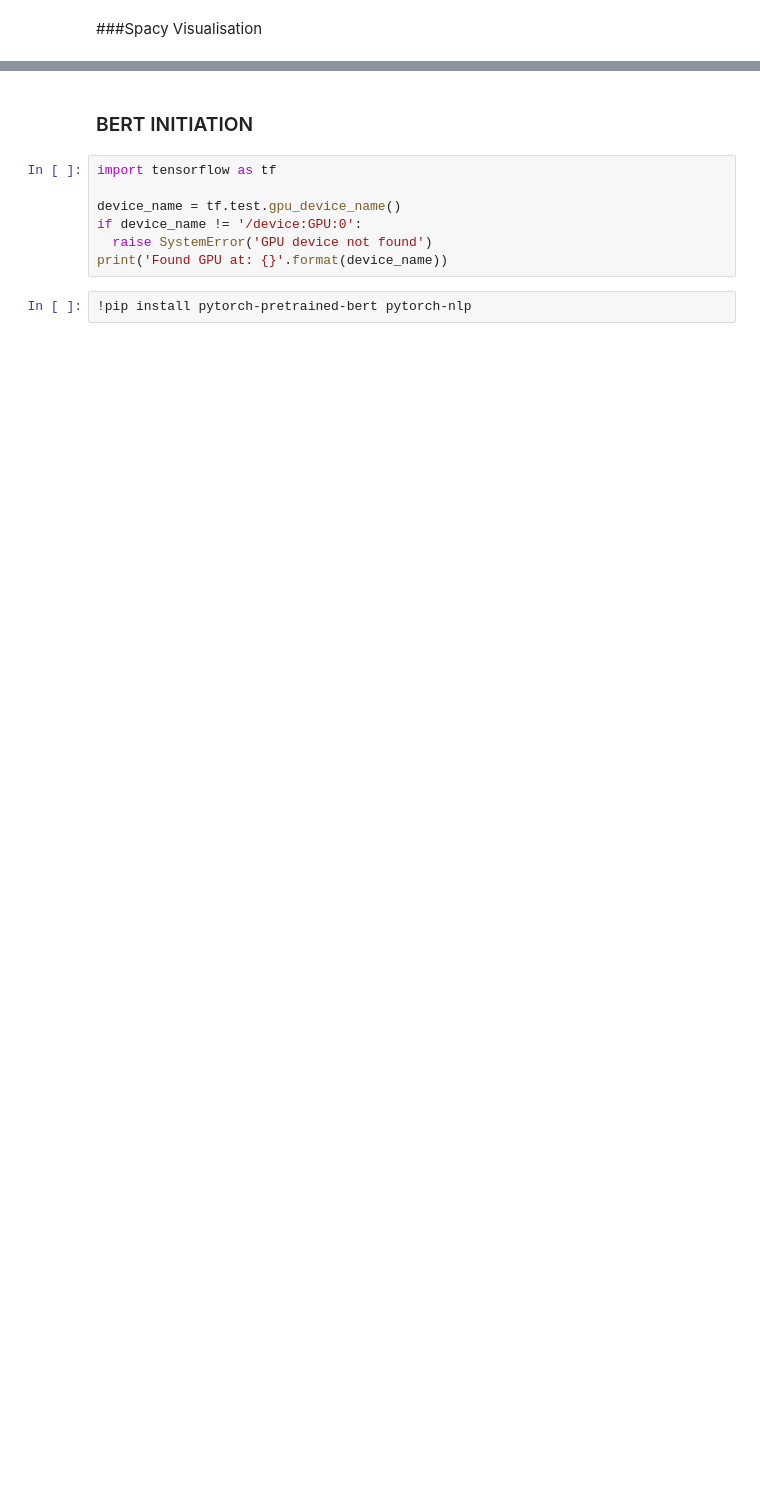
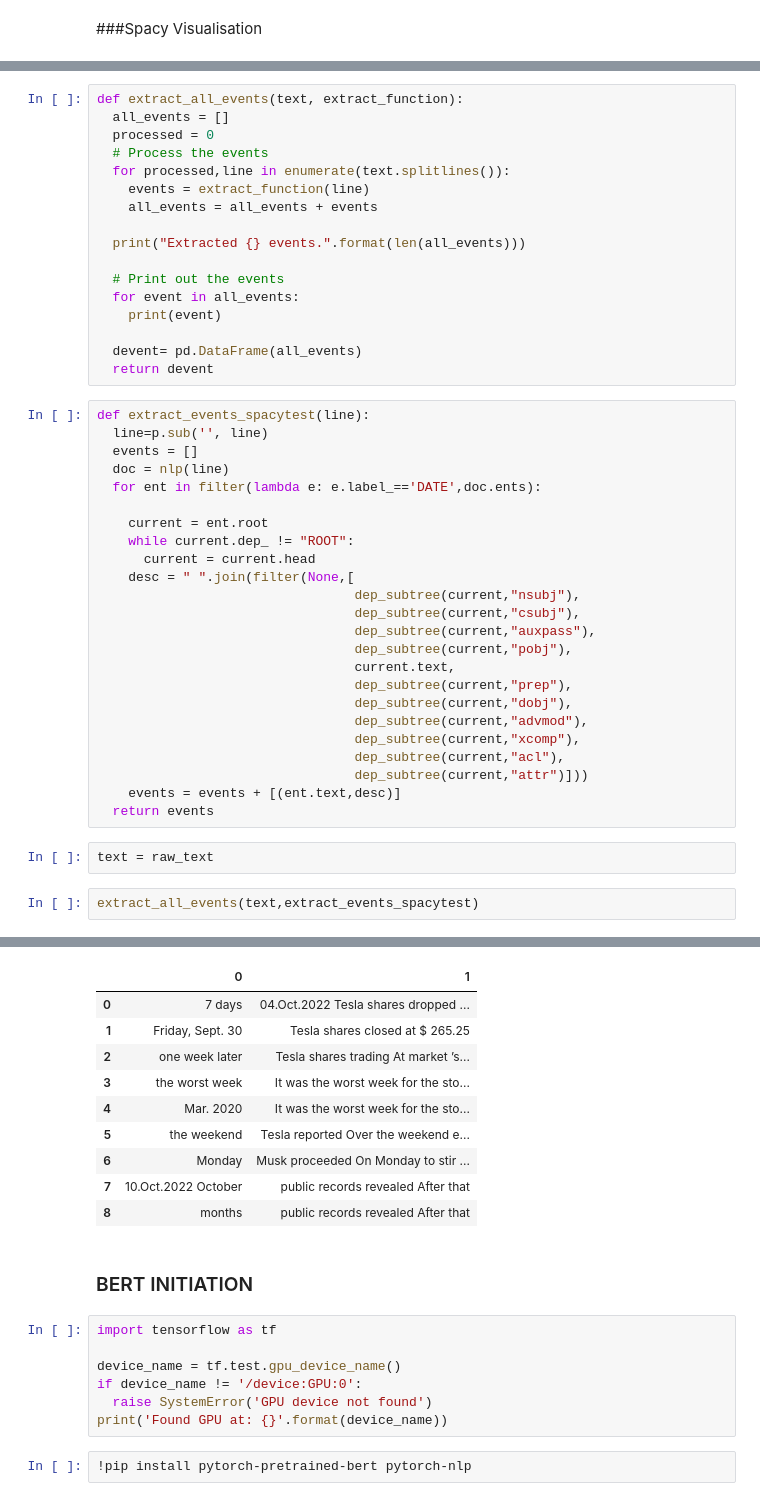
Before and after one commit to beatriceyapsm/Temporal-Information, a Jupyter notebook: SurveyTemporalinfo.ipynb, the cells around one changed output, grey strips where cells are left out. Drawn from its saved outputs; the diff is of its cells as text; blank space fills up the shorter version.

```diff
--- a/SurveyTemporalinfo.ipynb
+++ b/SurveyTemporalinfo.ipynb
@@ -74,0 +157,46 @@ df.head(8)
+# %%
+def extract_all_events(text, extract_function):
+  all_events = []
+  processed = 0
+  # Process the events
+  for processed,line in enumerate(text.splitlines()):
+    events = extract_function(line)
+    all_events = all_events + events
+
+  print("Extracted {} events.".format(len(all_events)))
+
+  # Print out the events
+  for event in all_events:
+    print(event)
+
+  devent= pd.DataFrame(all_events)
+  return devent
+# %%
+def extract_events_spacytest(line):
+  line=p.sub('', line)
+  events = []
+  doc = nlp(line)
+  for ent in filter(lambda e: e.label_=='DATE',doc.ents):
+
+    current = ent.root
+    while current.dep_ != "ROOT":
+      current = current.head
+    desc = " ".join(filter(None,[
+                                 dep_subtree(current,"nsubj"),
+                                 dep_subtree(current,"csubj"),
+                                 dep_subtree(current,"auxpass"),
+                                 dep_subtree(current,"pobj"),
+                                 current.text,
+                                 dep_subtree(current,"prep"),
+                                 dep_subtree(current,"dobj"),
+                                 dep_subtree(current,"advmod"),
+                                 dep_subtree(current,"xcomp"),
+                                 dep_subtree(current,"acl"),
+                                 dep_subtree(current,"attr")]))
+    events = events + [(ent.text,desc)]
+  return events
+# %%
+text = raw_text
+# %%
+extract_all_events(text,extract_events_spacytest)
+# %% [output]
@@ -75,3 +213,13 @@ df.head(8)
+|  | 0 | 1 |
+| 0 | 7 days | 04.Oct.2022 Tesla shares dropped ... |
+| 1 | Friday, Sept. 30 | Tesla shares closed at $ 265.25 |
+| 2 | one week later | Tesla shares trading At market ’s... |
+| 3 | the worst week | It was the worst week for the sto... |
+| 4 | Mar. 2020 | It was the worst week for the sto... |
+| 5 | the weekend | Tesla reported Over the weekend e... |
+| 6 | Monday | Musk proceeded On Monday to stir ... |
+| 7 | 10.Oct.2022 October | public records revealed After that |
+| 8 | months | public records revealed After that |
 # %% [markdown]
 ### BERT INITIATION
 # %%
```
Also changed, not shown: parts of 26 cells of this notebook.
